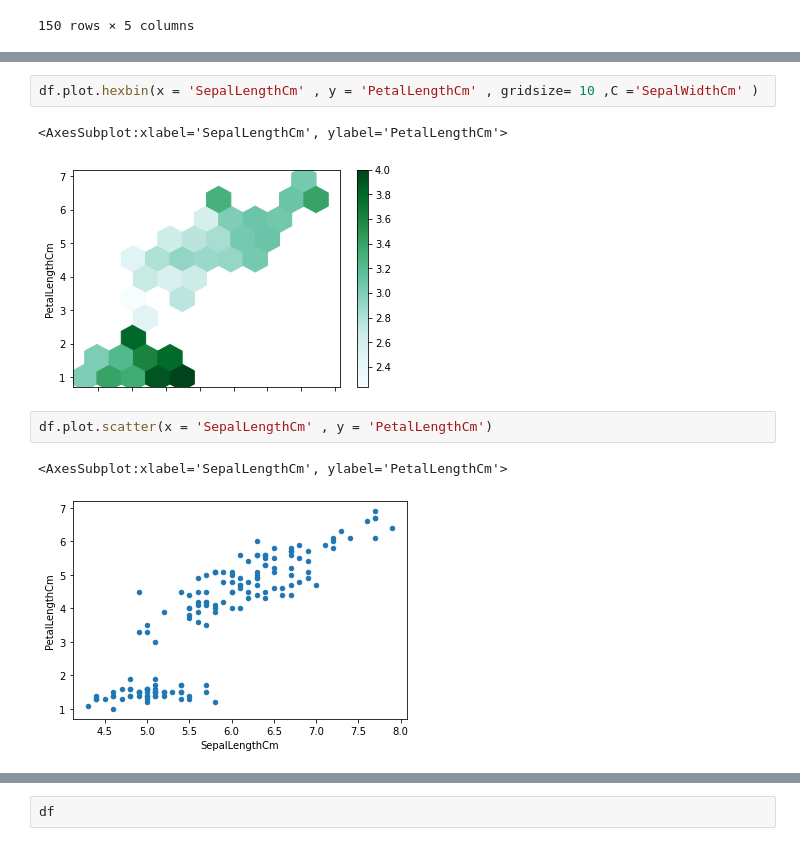
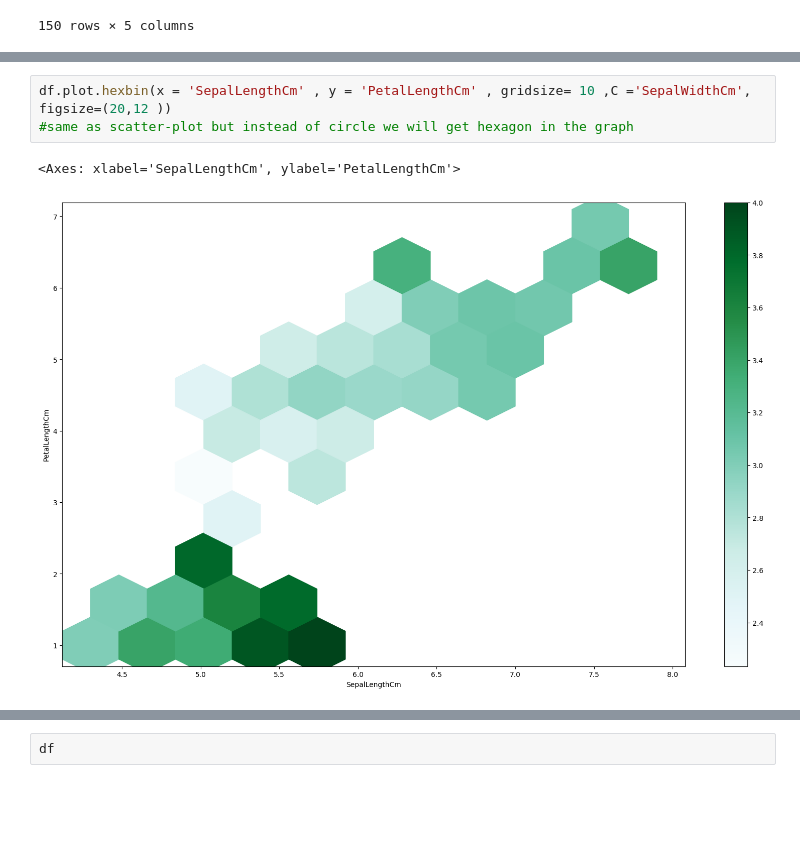
Before and after one commit to nirbhay002/Ineuron, a Jupyter notebook: Anil Ineuron/Python/03.Working with Charts & Graphs/01.Graph.ipynb, the cells around one changed output, grey strips where cells are left out. Saved outputs shown, nothing was run; the diff lists cells and outputs as text; blank space fills up the shorter version.

```diff
--- a/Anil Ineuron/Python/03.Working with Charts & Graphs/01.Graph.ipynb
+++ b/Anil Ineuron/Python/03.Working with Charts & Graphs/01.Graph.ipynb
@@ -262,12 +361,8 @@ df.plot.scatter(x = 'SepalLengthCm' , y = 'PetalLengthCm',c = 'SepalWidthCm',s =
 # %%
-df.plot.hexbin(x = 'SepalLengthCm' , y = 'PetalLengthCm' , gridsize= 10 ,C ='SepalWidthCm' )
+df.plot.hexbin(x = 'SepalLengthCm' , y = 'PetalLengthCm' , gridsize= 10 ,C ='SepalWidthCm', figsize=(20,12 ))
+#same as scatter-plot but instead of circle we will get hexagon in the graph
 # %% [output]
-<AxesSubplot:xlabel='SepalLengthCm', ylabel='PetalLengthCm'>
+<Axes: xlabel='SepalLengthCm', ylabel='PetalLengthCm'>
-[figure, old version]
+[figure, new version]
-# %%
-df.plot.scatter(x = 'SepalLengthCm' , y = 'PetalLengthCm')
-# %% [output]
-<AxesSubplot:xlabel='SepalLengthCm', ylabel='PetalLengthCm'>
-[figure, removed]
 # %%
 df.plot.scatter(x = 'SepalLengthCm' , y = 'PetalWidthCm')
```
Also changed, not shown: parts of 55 cells of this notebook, 7 other files.
